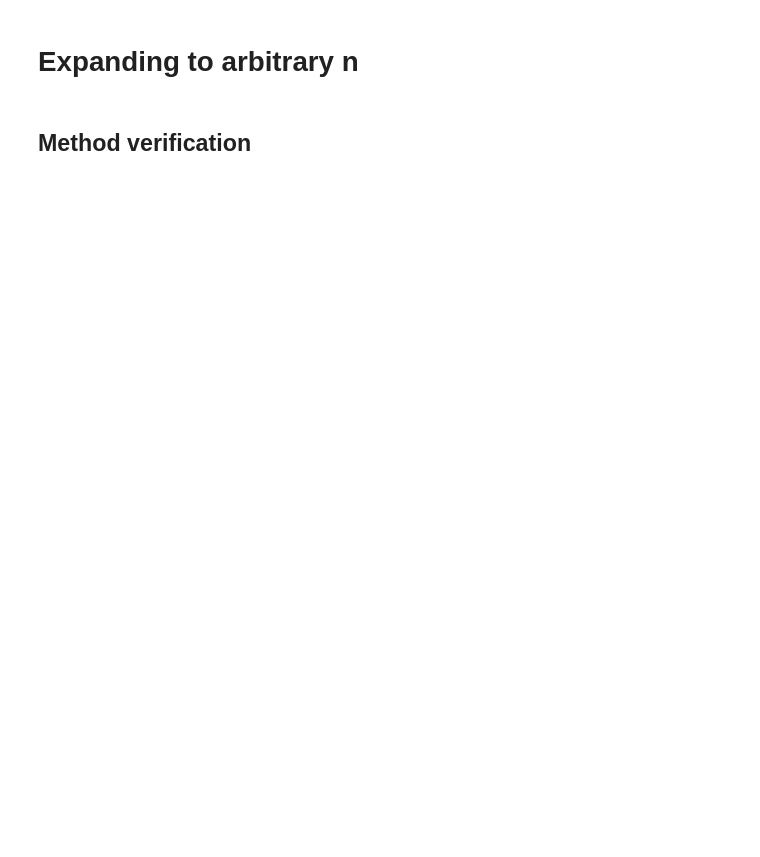
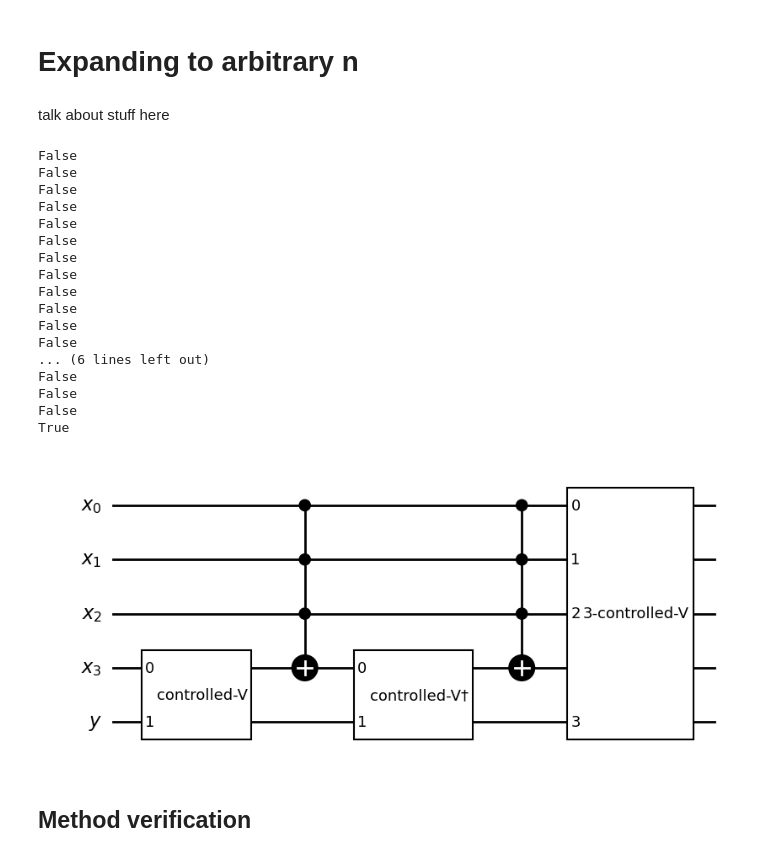
Before and after one commit to jgreen83/multi-controlled-u-gate, a Jupyter notebook: multi-controlled-gate.ipynb, the cells around one changed output. Drawn from its saved outputs; the diff is of its cells as text; code cells hidden in the pictures; blank space fills up the shorter version.

```diff
--- a/multi-controlled-gate.ipynb
+++ b/multi-controlled-gate.ipynb
@@ -95,5 +95,67 @@ True
 # %% [markdown]
 # Expanding to arbitrary n
+# %% [markdown]
+talk about stuff here
+# %%
+def multi_controlled_U_gate(U,n):
+    #solve for unitary V such that V^2 = U
+    eigvals, eigvecs = np.linalg.eig(U.data)
+    D = np.diag(np.sqrt(eigvals))
+    V = Operator(eigvecs @ D @ np.linalg.inv(eigvecs))
+    Vadj = V.adjoint()
+
+    if n == 1:
+        return controlled_U_gate(U)
+    else:
+        #define circuit recursively
+        cckt = multi_controlled_U_gate(V, n-1).to_gate()
+        cckt.name = f"{n-1}-controlled-V"
+        cckt_nogate = multi_controlled_U_gate(V, n-1)
+
+        cckt_nogate.draw(output="mpl", style="bw")
+
+        sckt = controlled_U_gate(V).to_gate()
+        sckt.name = "controlled-V"
+        sckt_adj = controlled_U_gate(Vadj).to_gate()
+        sckt_adj.name = "controlled-V†"
+
+        quantum_registerXs = QuantumRegister(size=n, name="x")
+        quantum_registerY = QuantumRegister(size=1,name="y")
+        cUckt = QuantumCircuit(quantum_registerXs,quantum_registerY, name=f"{n}-controlled-U")
+
+        cUckt.compose(sckt, qubits=[quantum_registerXs[n-1],quantum_registerY[0]],inplace=True) #controlled-V on last qubit
+        cUckt.mcx(quantum_registerXs[0:n-1], quantum_registerXs[n-1])
+        cUckt.compose(sckt_adj, qubits=[quantum_registerXs[n-1],quantum_registerY[0]],inplace=True)
+        cUckt.mcx(quantum_registerXs[0:n-1], quantum_registerXs[n-1])
+
+        regList = [quantum_registerXs[i] for i in range(n-1)]
+        regList.append(quantum_registerY[0])
+
+        cUckt.compose(cckt, qubits=regList,inplace=True)
+
+        return cUckt
+# %%
+C = multi_controlled_U_gate(Operator([[0, 1], [1, 0]]), 4)
+C.draw(output="mpl", style="bw")
+# %% [output]
+False
+False
+False
+False
+False
+False
+False
+False
+False
+False
+False
+False
+... (6 lines left out)
+False
+False
+False
+True
+[figure, added]
 # %% [markdown]
 ## Method verification
 # %%
```
Also changed, not shown: parts of 5 cells of this notebook.
